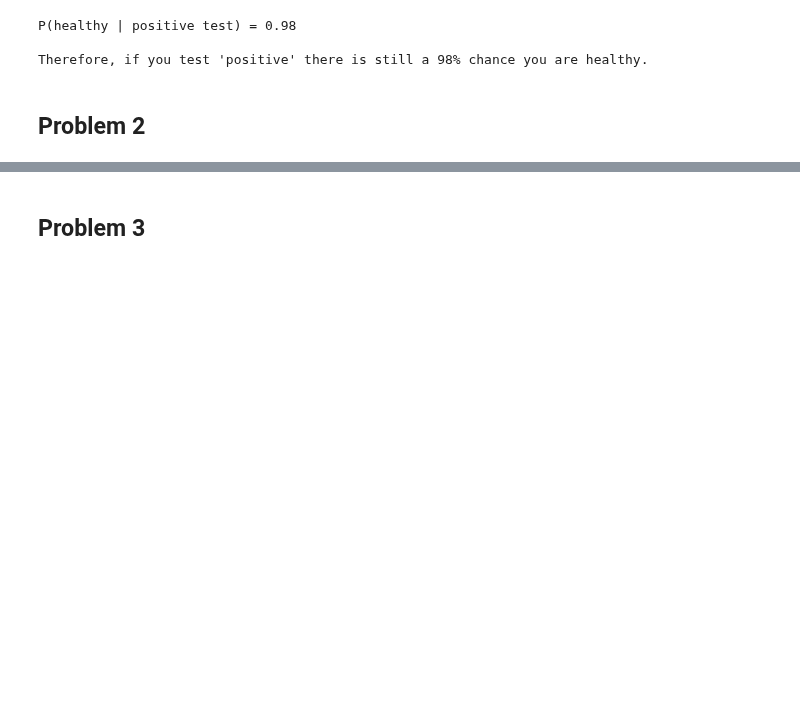
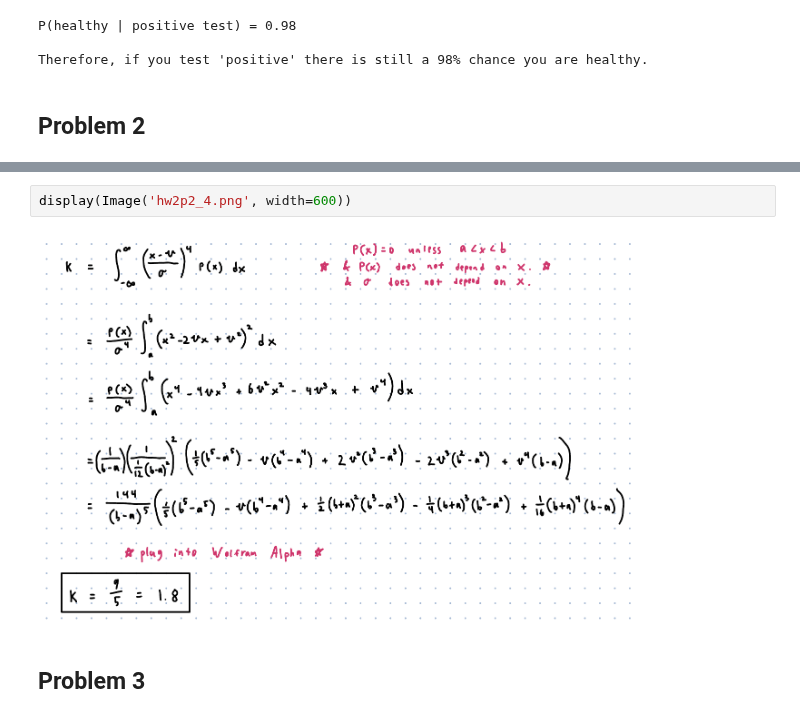
Before and after one commit to AutumnPearce/ASTR340, a Jupyter notebook: hws/hw2.ipynb, the cells around one changed output, grey strips where cells are left out. Drawn from its saved outputs; the diff is of its cells as text; blank space fills up the shorter version.

```diff
--- a/hws/hw2.ipynb
+++ b/hws/hw2.ipynb
@@ -39,3 +49,7 @@ Therefore, if you test 'positive' there is still a 98% chance you are healthy.
+# %%
+display(Image('hw2p2_4.png', width=600))
+# %% [output]
+[figure, added]
 # %% [markdown]
 ## Problem 3
 # %% [markdown]
```
Also changed, not shown: parts of 8 cells of this notebook, 2 other files.
